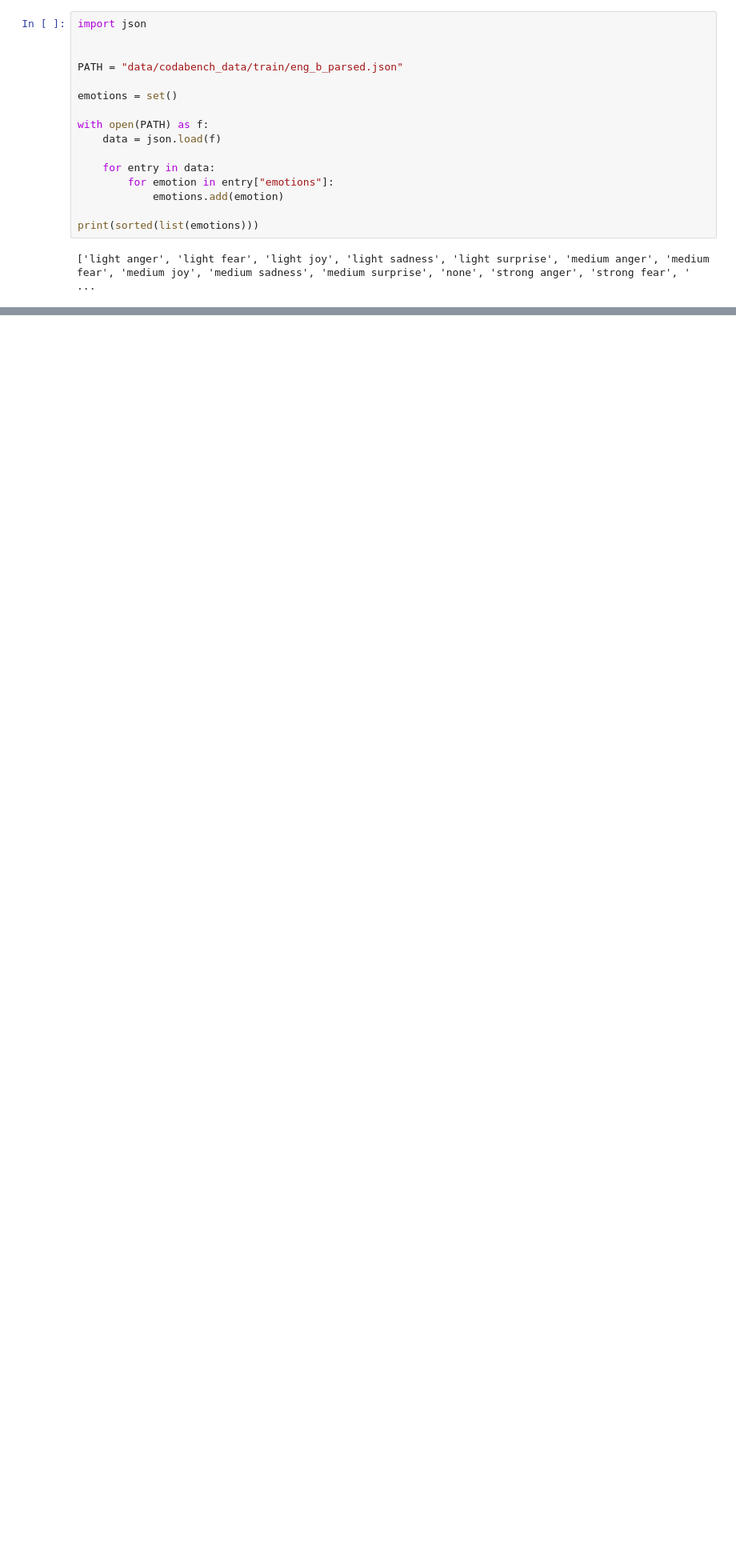
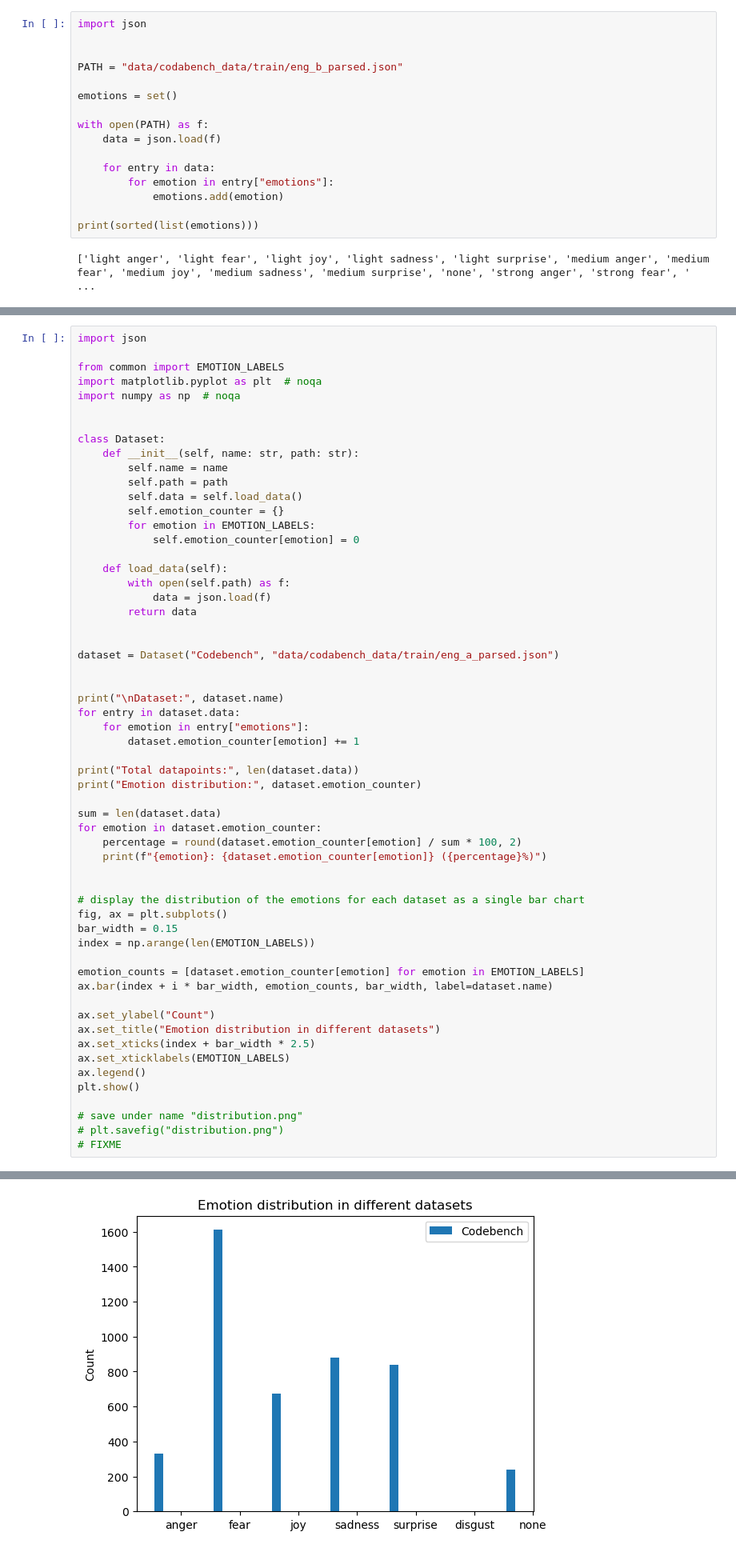
Before and after one commit to kruegercharles/LLM-SemEval, a Jupyter notebook: graphics.ipynb, the cells around one changed output, grey strips where cells are left out. Shown at 80% size. Cells and saved outputs as stored; diff of their text form; blank space fills up the shorter version.

```diff
--- a/graphics.ipynb
+++ b/graphics.ipynb
@@ -105,0 +104,59 @@ print(sorted(list(emotions)))
+# %%
+import json
+
+from common import EMOTION_LABELS
+import matplotlib.pyplot as plt  # noqa
+import numpy as np  # noqa
+
+
+class Dataset:
+    def __init__(self, name: str, path: str):
+        self.name = name
+        self.path = path
+        self.data = self.load_data()
+        self.emotion_counter = {}
+        for emotion in EMOTION_LABELS:
+            self.emotion_counter[emotion] = 0
+
+    def load_data(self):
+        with open(self.path) as f:
+            data = json.load(f)
+        return data
+
+
+dataset = Dataset("Codebench", "data/codabench_data/train/eng_a_parsed.json")
+
+
+print("\nDataset:", dataset.name)
+for entry in dataset.data:
+    for emotion in entry["emotions"]:
+        dataset.emotion_counter[emotion] += 1
+
+print("Total datapoints:", len(dataset.data))
+print("Emotion distribution:", dataset.emotion_counter)
+
+sum = len(dataset.data)
+for emotion in dataset.emotion_counter:
+    percentage = round(dataset.emotion_counter[emotion] / sum * 100, 2)
+    print(f"{emotion}: {dataset.emotion_counter[emotion]} ({percentage}%)")
+
+
+# display the distribution of the emotions for each dataset as a single bar chart
+fig, ax = plt.subplots()
+bar_width = 0.15
+index = np.arange(len(EMOTION_LABELS))
+
+emotion_counts = [dataset.emotion_counter[emotion] for emotion in EMOTION_LABELS]
+ax.bar(index + i * bar_width, emotion_counts, bar_width, label=dataset.name)
+
+ax.set_ylabel("Count")
+ax.set_title("Emotion distribution in different datasets")
+ax.set_xticks(index + bar_width * 2.5)
+ax.set_xticklabels(EMOTION_LABELS)
+ax.legend()
+plt.show()
+
+# save under name "distribution.png"
+# plt.savefig("distribution.png")
+# FIXME
+# %% [output]
@@ -105,0 +173 @@ print(sorted(list(emotions)))
+[figure, added]
```
Also changed, not shown: parts of 3 cells of this notebook.
